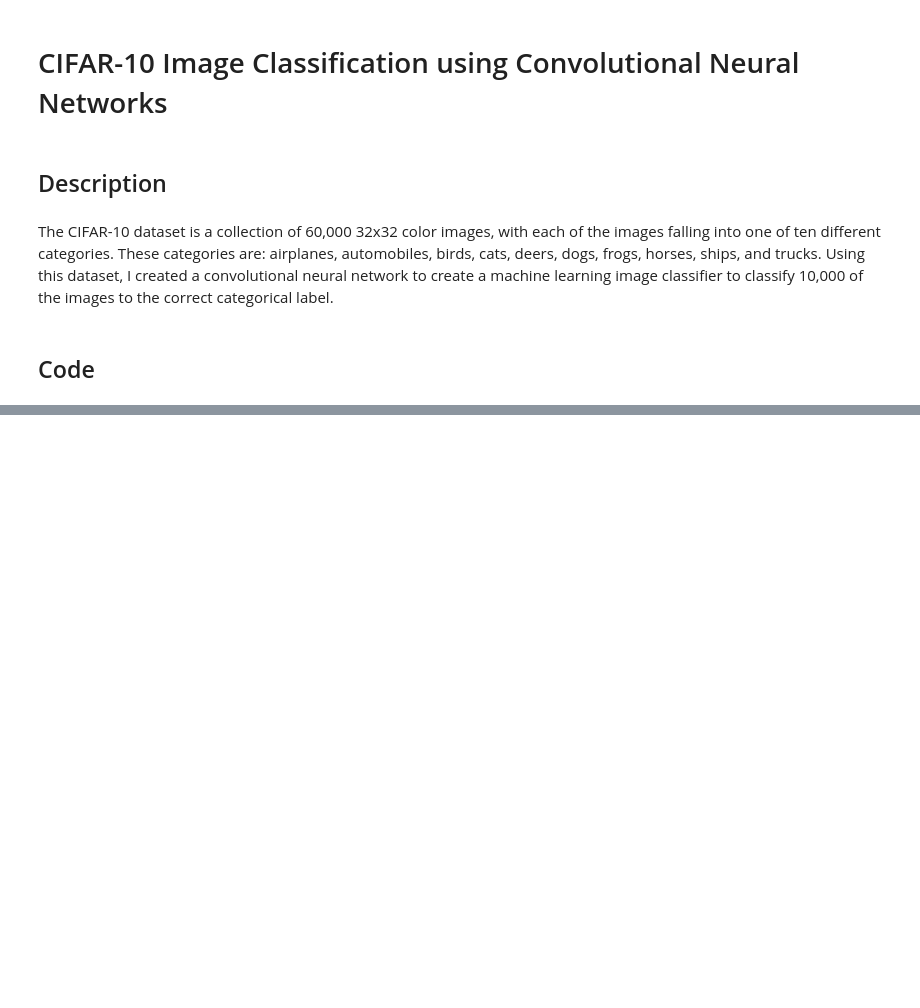
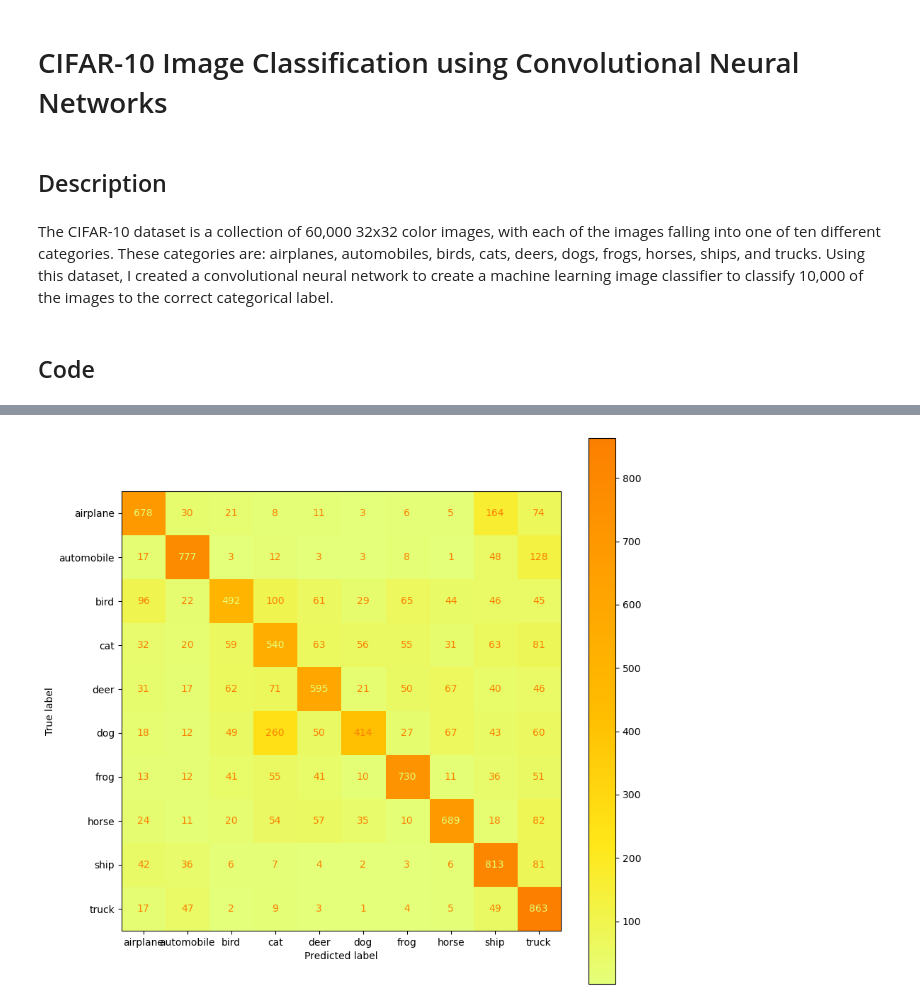
Before and after one commit to Lai-Justin/Keras-CIFAR-10-CNN, a Jupyter notebook: main.ipynb, the cells around one changed output, grey strips where cells are left out. Cells and saved outputs as stored; diff of their text form; code cells hidden in the pictures; blank space fills up the shorter version.

```diff
--- a/main.ipynb
+++ b/main.ipynb
@@ -101,9 +115,9 @@ plt.legend()
 # %%
-loss, acc = model.evaluate(x_train, y_train, verbose=0)
+from sklearn.metrics import classification_report, confusion_matrix
 
-print("Train accuracy:", acc)
-
-loss, acc = model.evaluate(x_test, y_test, verbose=0)
-
-print("Test accuracy:", acc)
+y_pred = model.predict(x_test)
+y_pred = np.argmax(y_pred, axis=1)
+print(classification_report(y_test, y_pred))
+loss, acc = model.evaluate(x_test, y_cat_test, verbose=0)
+print("Test accuracy:", acc * 100)
 # %% [output]
@@ -111,0 +143,8 @@ Test accuracy: 0.49390000104904175
+# %%
+from sklearn.metrics import ConfusionMatrixDisplay
+
+fig, ax = plt.subplots(figsize=(10, 10))
+mat = ConfusionMatrixDisplay(confusion_matrix=confusion_matrix(y_test, y_pred), display_labels=['airplane', 'automobile', 'bird', 'cat', 'deer', 'dog', 'frog', 'horse', 'ship', 'truck'])
+mat = mat.plot(ax=ax,cmap='Wistia')
+plt.show()
+# %% [output]
@@ -111,0 +152 @@ Test accuracy: 0.49390000104904175
+[figure, added]
```
Also changed, not shown: parts of 12 cells of this notebook.
